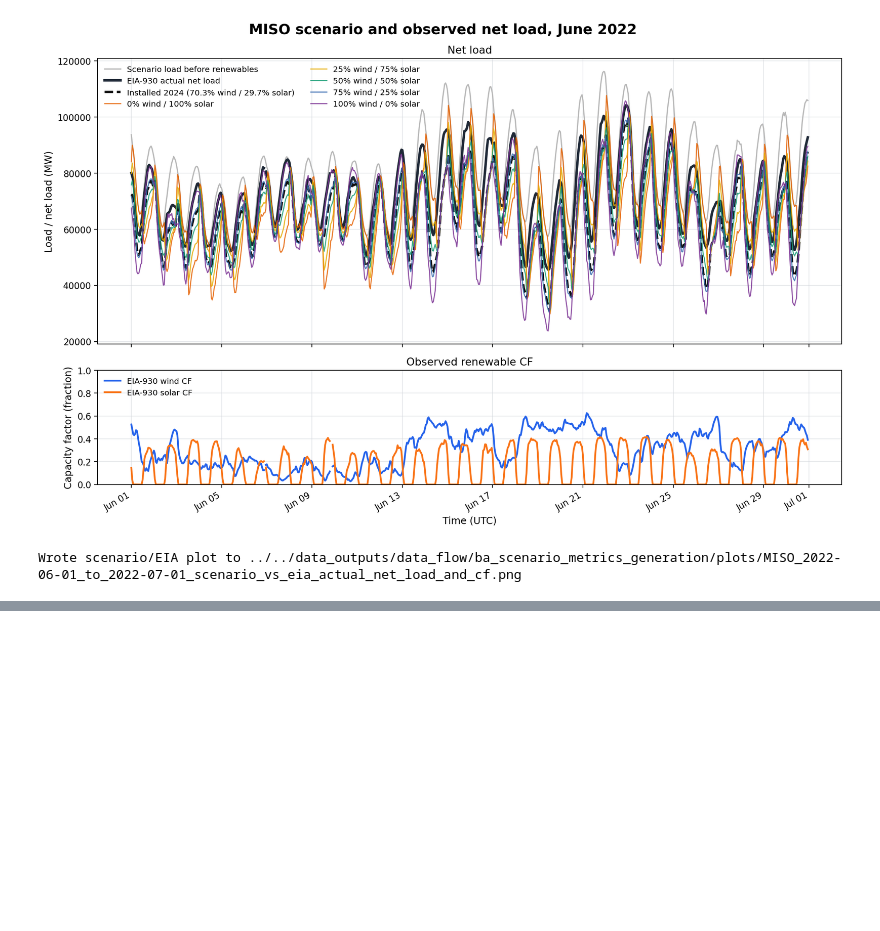
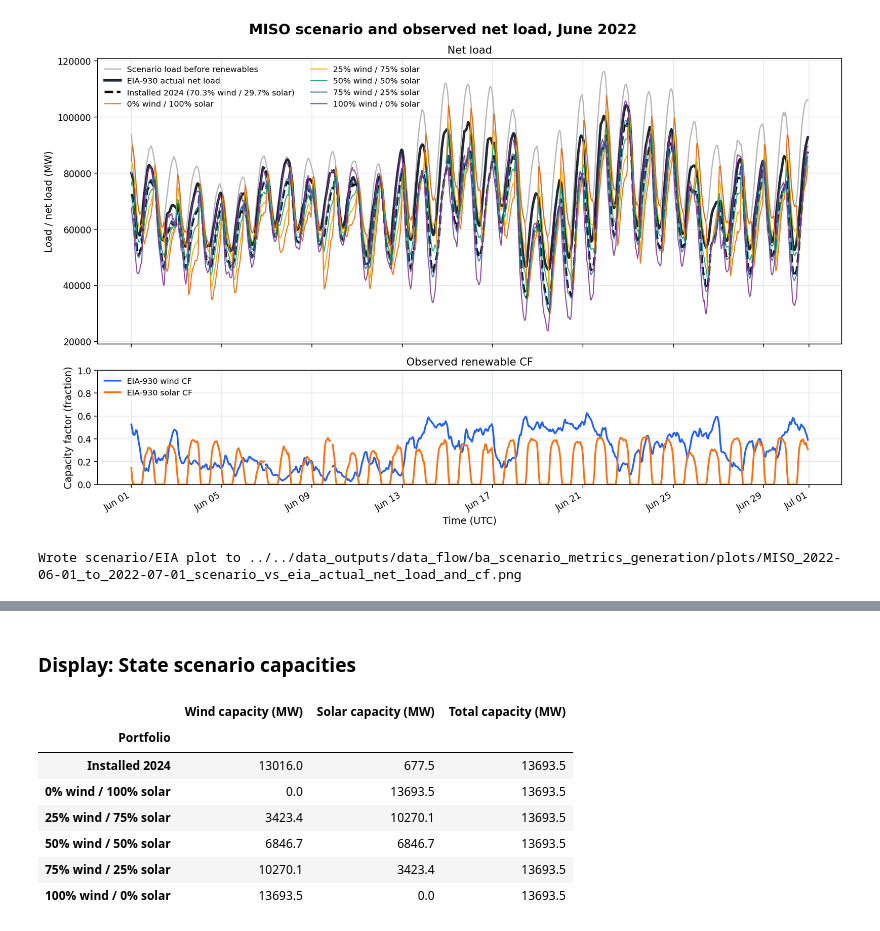
Before and after one commit to charliephillips4201/wxdata-notebooks, a Jupyter notebook: notebooks/data_flow/ba_scenario_metrics_generation.ipynb, the cells around one changed output, grey strips where cells are left out. Drawn from its saved outputs; the diff is of its cells as text; code cells hidden in the pictures; blank space fills up the shorter version.

```diff
--- a/notebooks/data_flow/ba_scenario_metrics_generation.ipynb
+++ b/notebooks/data_flow/ba_scenario_metrics_generation.ipynb
@@ -510,0 +523,12 @@ Wrote scenario/EIA plot to ../../data_outputs/data_flow/ba_scenario_metrics_gene
+# %%
+state_data_dir = Path("../../data_inputs/examples/taiesm1_historical_ssp245_v022_2000_2099")
+state_file_prefix = "IA_taiesm1_historical_ssp245_v022_2000_2099"
+state_start = pd.Timestamp("2007-01-01", tz="UTC")
+state_end = pd.Timestamp("2024-01-01", tz="UTC")
+state_example_hour = pd.Timestamp("2007-01-01 18:00", tz="UTC")
+
+state_load = pd.read_parquet(state_data_dir / "state_load" / f"{state_file_prefix}_load.parquet")
+state_wind = pd.read_parquet(state_data_dir / "state_wind_cf" / f"{state_file_prefix}_wind_cf.parquet")
+state_solar = pd.read_parquet(state_data_dir / "state_solar_cf" / f"{state_file_prefix}_solar_cf.parquet")
+state_capacities = pd.read_csv("../../manifests/state_scenario_capacity_manifest_taiesm1_historical_ssp245_v022_2000_2099.csv")
+state_capacities = state_capacities.loc[state_capacities["state_abbr"].eq("IA")]
@@ -510,0 +583,15 @@ Wrote scenario/EIA plot to ../../data_outputs/data_flow/ba_scenario_metrics_gene
+# %% [markdown]
+### Display: State scenario capacities
+# %%
+state_capacity_preview = state_scenario_specs.set_index("scenario").rename(index=SCENARIO_LABELS)
+state_capacity_preview = state_capacity_preview.rename_axis("Portfolio").rename(columns={"wind_capacity_mw": "Wind capacity (MW)", "solar_capacity_mw": "Solar capacity (MW)", "total_capacity_mw": "Total capacity (MW)"})
+display(state_capacity_preview.round(1))
+# %% [output]
+|  | Wind capacity (MW) | Solar capacity (MW) | Total capacity (MW) |
+| Portfolio |  |  |  |
+| Installed 2024 | 13016.0 | 677.5 | 13693.5 |
+| 0% wind / 100% solar | 0.0 | 13693.5 | 13693.5 |
+| 25% wind / 75% solar | 3423.4 | 10270.1 | 13693.5 |
+| 50% wind / 50% solar | 6846.7 | 6846.7 | 13693.5 |
+| 75% wind / 25% solar | 10270.1 | 3423.4 | 13693.5 |
+| 100% wind / 0% solar | 13693.5 | 0.0 | 13693.5 |
```
Also changed, not shown: parts of 20 cells of this notebook, 6 other files.
